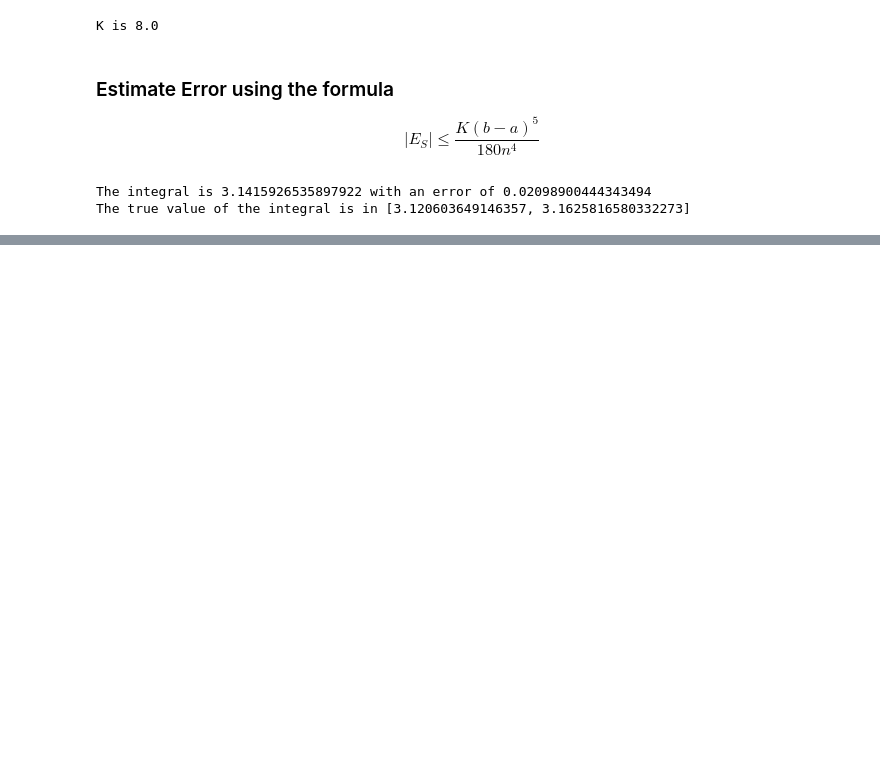
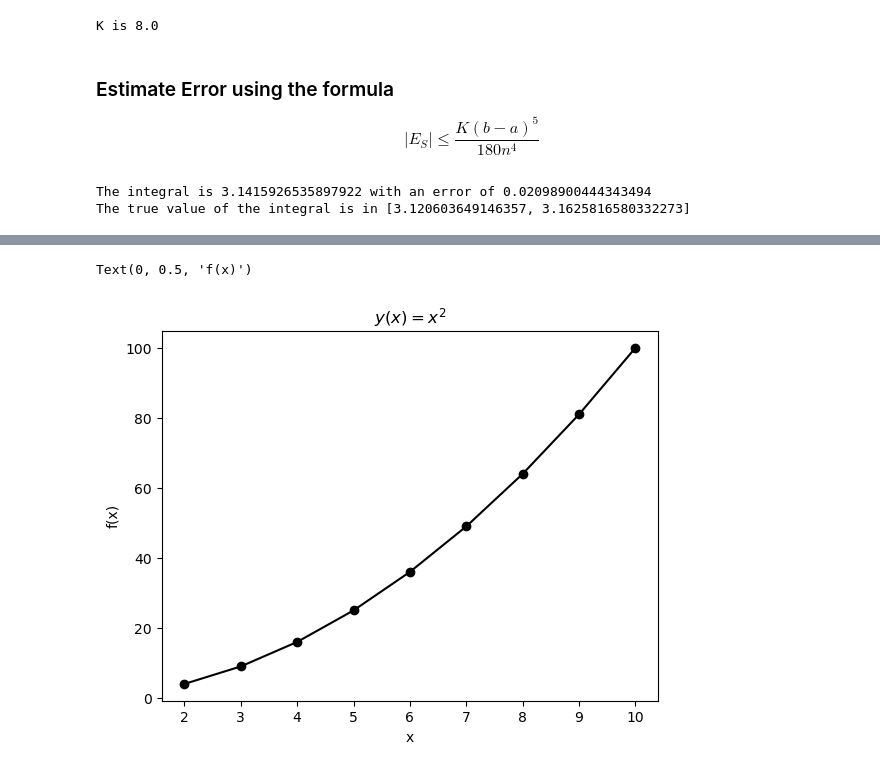
Before and after one commit to TonyFerrar/numerical-integration, a Jupyter notebook: simpsons-rule.ipynb, the cells around one changed output, grey strips where cells are left out. Saved outputs shown, nothing was run; the diff lists cells and outputs as text; code cells hidden in the pictures; blank space fills up the shorter version.

```diff
--- a/simpsons-rule.ipynb
+++ b/simpsons-rule.ipynb
@@ -425,0 +444,6 @@ The true value of the integral is in [3.120603649146357, 3.1625816580332273]
+# %%
+start = 2
+stop = 10
+n = 9 #there are 9 integers from [2, 10] (including 2 and 10)
+x = np.linspace(start, stop, n) #np is the numpy package we imported, linspace is a command from that package
+print(x)
@@ -425,0 +488,4 @@ The true value of the integral is in [3.120603649146357, 3.1625816580332273]
+# %%
+y = [xi**2 for xi in x] # list comprehension is a for loop in a single line
+print('y calculated from x:')
+print(y)
@@ -425,0 +507,8 @@ The true value of the integral is in [3.120603649146357, 3.1625816580332273]
+# %%
+plt.plot(x, y,'-ok') # ",-ok" adds an optional linestyle: solid line, circle data markers, black color
+plt.title('$y( x ) = x^2$')
+plt.xlabel("x")
+plt.ylabel("f(x)")
+# %% [output]
+Text(0, 0.5, 'f(x)')
+[figure, added]
```
Also changed, not shown: parts of 39 cells of this notebook, 1 other file.
